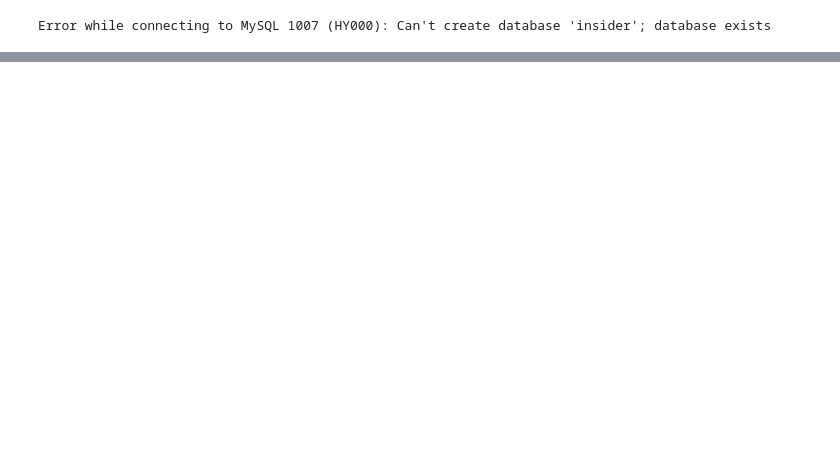
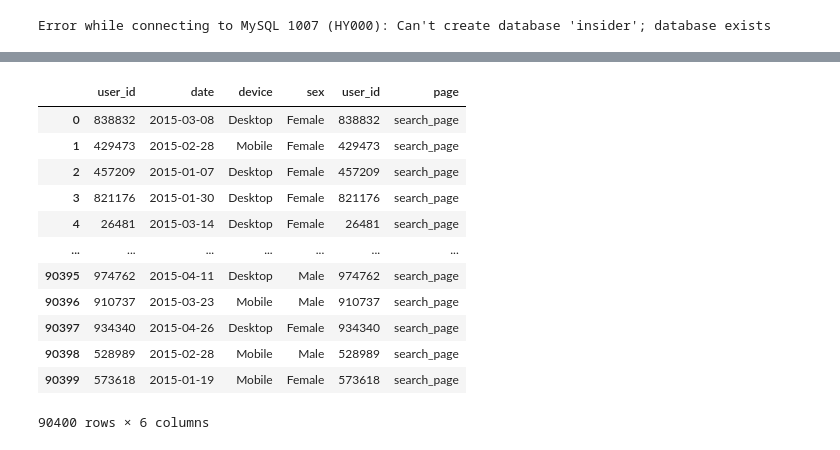
Before and after one commit to rylewww/Sales-Funnel-Analysis, a Jupyter notebook: Assessment-RL.ipynb, the cells around one changed output, grey strips where cells are left out. Saved outputs shown, nothing was run; the diff lists cells and outputs as text; code cells hidden in the pictures; blank space fills up the shorter version.

```diff
--- a/Assessment-RL.ipynb
+++ b/Assessment-RL.ipynb
@@ -73,0 +134,16 @@ NotSupportedError: Authentication plugin 'caching_sha2_password' is not supporte
+# %%
+pd.read_sql('SELECT * FROM Users JOIN Search_Page on Users.user_id = Search_Page.user_id', engine)
+# %% [output]
+|  | user_id | date | device | sex | user_id | page |
+| 0 | 838832 | 2015-03-08 | Desktop | Female | 838832 | search_page |
+| 1 | 429473 | 2015-02-28 | Mobile | Female | 429473 | search_page |
+| 2 | 457209 | 2015-01-07 | Desktop | Female | 457209 | search_page |
+| 3 | 821176 | 2015-01-30 | Desktop | Female | 821176 | search_page |
+| 4 | 26481 | 2015-03-14 | Desktop | Female | 26481 | search_page |
+| ... | ... | ... | ... | ... | ... | ... |
+| 90395 | 974762 | 2015-04-11 | Desktop | Male | 974762 | search_page |
+| 90396 | 910737 | 2015-03-23 | Mobile | Male | 910737 | search_page |
+| 90397 | 934340 | 2015-04-26 | Desktop | Female | 934340 | search_page |
+| 90398 | 528989 | 2015-02-28 | Mobile | Male | 528989 | search_page |
+| 90399 | 573618 | 2015-01-19 | Mobile | Female | 573618 | search_page |
+90400 rows × 6 columns
```
Also changed, not shown: parts of 26 cells of this notebook.
